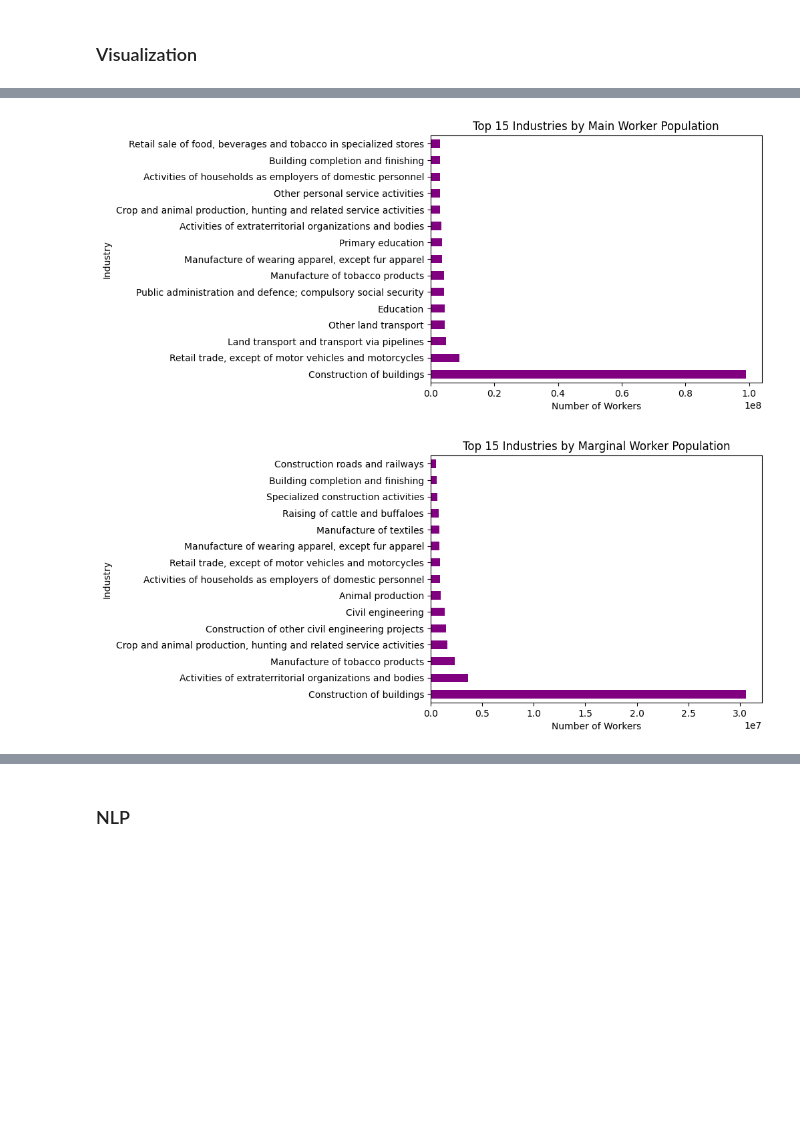
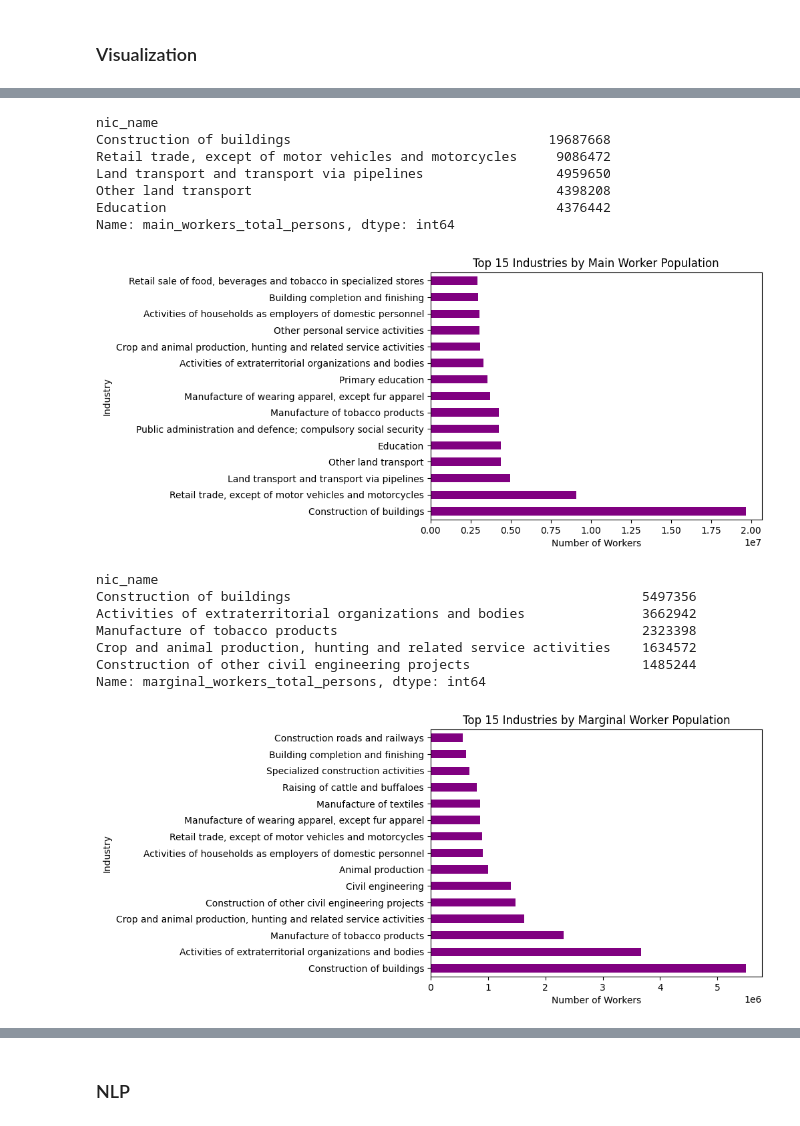
Before and after one commit to Thejasrajsathyamoorthy/Industrial-Human-Resources, a Jupyter notebook: HR_1.ipynb, the cells around one changed output, grey strips where cells are left out. Drawn from its saved outputs; the diff is of its cells as text; code cells hidden in the pictures; blank space fills up the shorter version.

```diff
--- a/HR_1.ipynb
+++ b/HR_1.ipynb
@@ -136,2 +165,4 @@ df.columns.tolist()
 # %% [markdown]
 ### Visualization
+# %%
+eda_df = pd.read_csv("EDA_df.csv")
@@ -138,26 +188,42 @@ df.columns.tolist()
 # %%
-# Main Workers grouped by industry sector (NIC Name)
-main_sector_workers = df.groupby('NIC Name')['Main Workers - Total -  Persons'].sum().sort_values(ascending=False).head(15)
+# Main Workers grouped by industry sector (nic_name)
+main_sector_workers = eda_df.groupby('nic_name')['main_workers_total_persons'].sum().sort_values(ascending=False).head(15)
+print(main_sector_workers.head(5))
 
 # Bar chart of top 15 industries
 main_sector_workers.plot(kind='barh', color='purple')
 plt.title("Top 15 Industries by Main Worker Population")
 plt.xlabel("Number of Workers")
 plt.ylabel("Industry")
 plt.show()
 
 
-# Marginal Workers grouped by industry sector (NIC Name)
-marginal_sector_workers = df.groupby('NIC Name')['Marginal Workers - Total -  Persons'].sum().sort_values(ascending=False).head(15)
+# Marginal Workers grouped by industry sector (nic_name)
+marginal_sector_workers = eda_df.groupby('nic_name')['marginal_workers_total_persons'].sum().sort_values(ascending=False).head(15)
+print(marginal_sector_workers.head(5))
 
 # Bar chart of top 15 industries
 marginal_sector_workers.plot(kind='barh', color='purple')
 plt.title("Top 15 Industries by Marginal Worker Population")
 plt.xlabel("Number of Workers")
 plt.ylabel("Industry")
 plt.show()
 # %% [output]
+nic_name
+Construction of buildings                                 19687668
+Retail trade, except of motor vehicles and motorcycles     9086472
+Land transport and transport via pipelines                 4959650
+Other land transport                                       4398208
+Education                                                  4376442
+Name: main_workers_total_persons, dtype: int64
-[figure, old version]
+[figure, new version]
+nic_name
+Construction of buildings                                             5497356
+Activities of extraterritorial organizations and bodies               3662942
+Manufacture of tobacco products                                       2323398
+Crop and animal production, hunting and related service activities    1634572
+Construction of other civil engineering projects                      1485244
+Name: marginal_workers_total_persons, dtype: int64
-[figure, old version]
+[figure, new version]
 # %%
 # Workers Rural & Urban distribution
```
Also changed, not shown: parts of 43 cells of this notebook, 2 other files.
